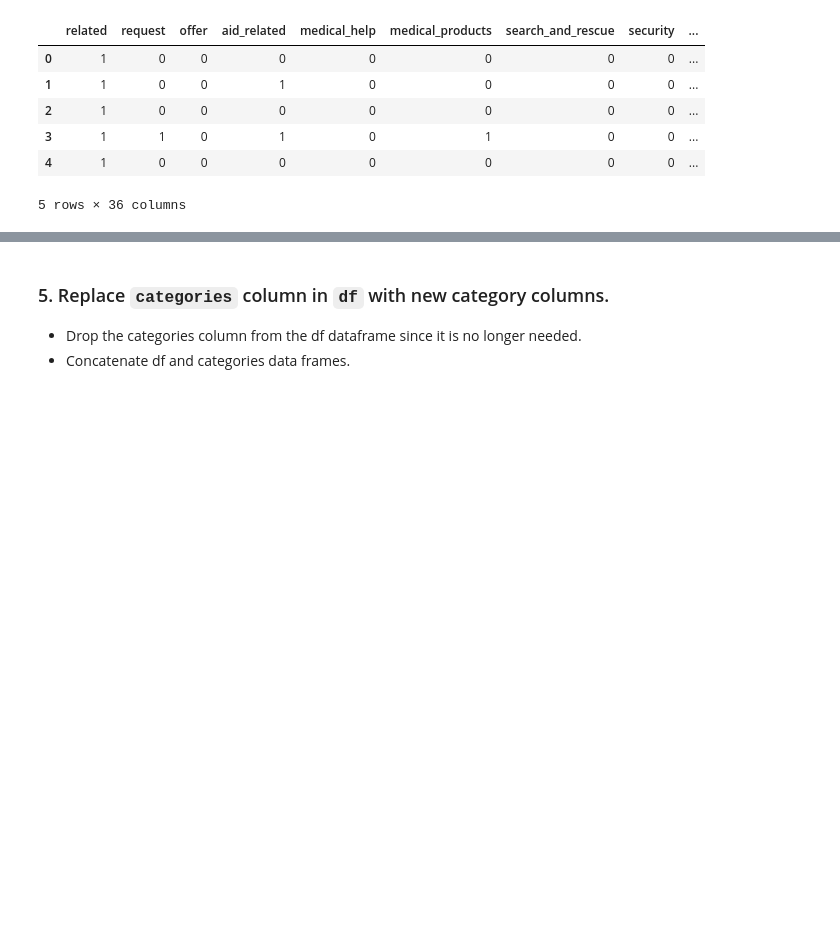
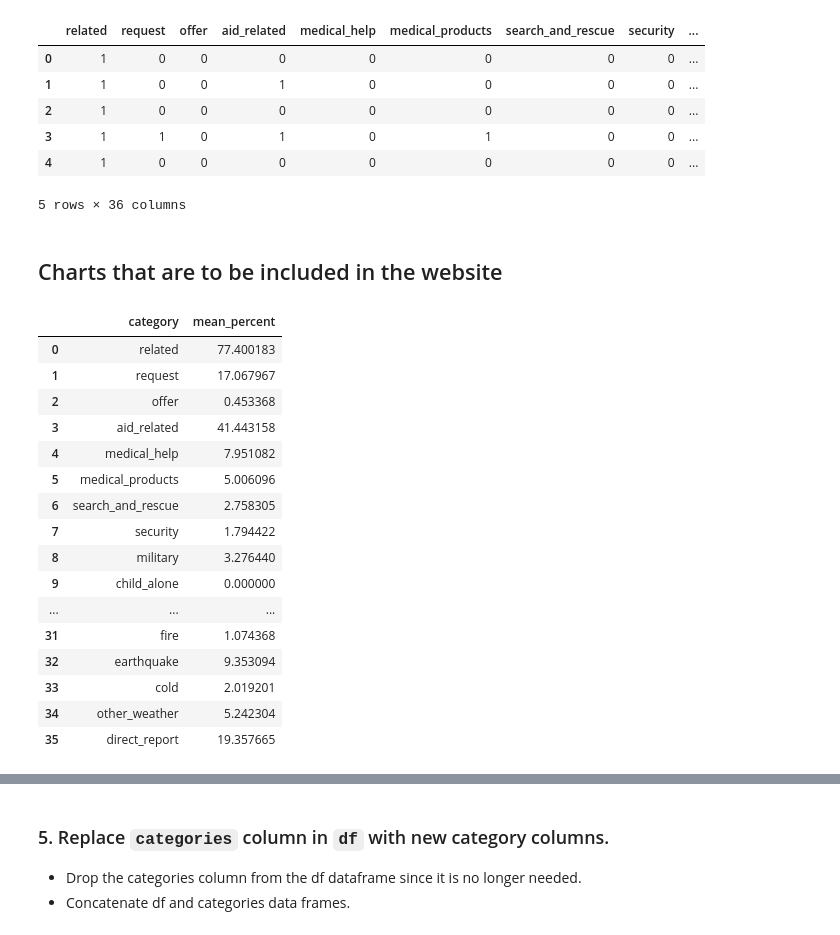
Before and after one commit to rohit18115/disaster_response, a Jupyter notebook: ETL Pipeline Preparation.ipynb, the cells around one changed output, grey strips where cells are left out. Saved outputs shown, nothing was run; the diff lists cells and outputs as text; code cells hidden in the pictures; blank space fills up the shorter version.

```diff
--- a/ETL Pipeline Preparation.ipynb
+++ b/ETL Pipeline Preparation.ipynb
@@ -138,0 +142,25 @@ categories.head()
+# %% [markdown]
+## Charts that are to be included in the website
+# %%
+categories_temp = pd.DataFrame(categories.mean()*100).reset_index()
+categories_temp.columns = ['category', 'mean_percent']
+# %%
+categories_temp
+# %% [output]
+|  | category | mean_percent |
+| 0 | related | 77.400183 |
+| 1 | request | 17.067967 |
+| 2 | offer | 0.453368 |
+| 3 | aid_related | 41.443158 |
+| 4 | medical_help | 7.951082 |
+| 5 | medical_products | 5.006096 |
+| 6 | search_and_rescue | 2.758305 |
+| 7 | security | 1.794422 |
+| 8 | military | 3.276440 |
+| 9 | child_alone | 0.000000 |
+| ... | ... | ... |
+| 31 | fire | 1.074368 |
+| 32 | earthquake | 9.353094 |
+| 33 | cold | 2.019201 |
+| 34 | other_weather | 5.242304 |
+| 35 | direct_report | 19.357665 |
```
Also changed, not shown: parts of 6 cells of this notebook.
